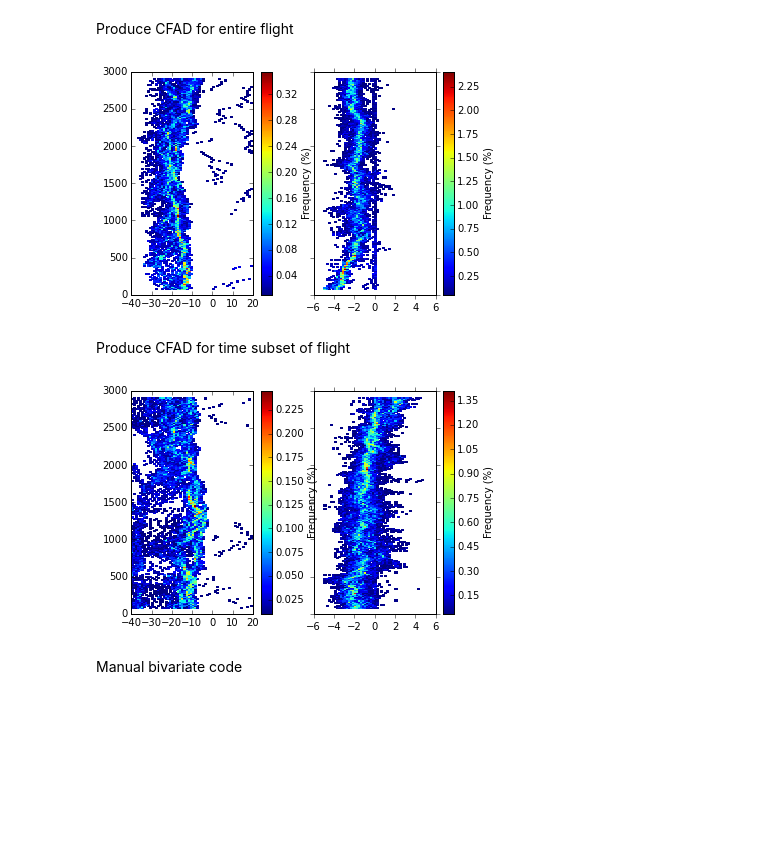
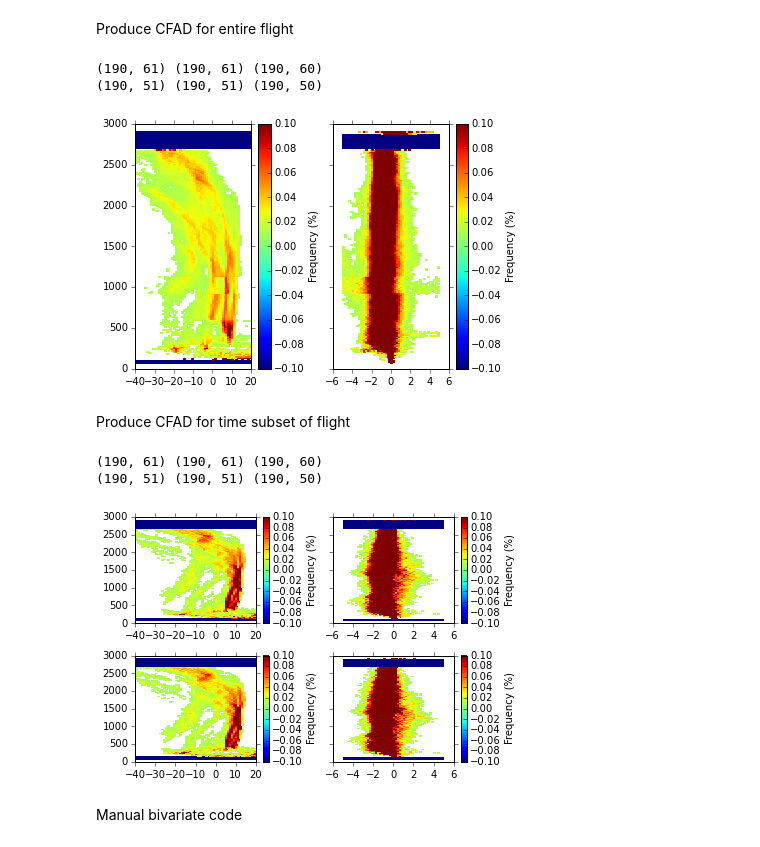
Before and after one commit to nguy/AWOT, a Jupyter notebook: examples/awot_plot_wcr2.ipynb, the cells around one changed output. Drawn from its saved outputs; the diff is of its cells as text; code cells hidden in the pictures; blank space fills up the shorter version.

```diff
--- a/examples/awot_plot_wcr2.ipynb
+++ b/examples/awot_plot_wcr2.ipynb
@@ -106 +116,3 @@ wcr_vp.time_height_image('velocity', ax=ax2, plot_log10_var=False,
+# %%
+wcr_util = RadarUtilityPlot(wcr)
 # %%
@@ -127,33 +152,49 @@ Produce CFAD for entire flight
 # %%
 figC, (axZ, axW) = plt.subplots(1, 2, sharey=True)
 
-awot.graph.plot_cfad(wcr['fields']['reflectivity']['data'][:], wcr['height']['data'][:],
+#awot.graph.plot_cfad(wcr['fields']['reflectivity']['data'][:], wcr['height']['data'][:],
+#                    xbinsminmax=(-40., 20.), nbinsx=61, plot_percent=True, plot_colorbar=True,
+#                    mask_below=.01, ax=axZ)
+#awot.graph.plot_cfad(wcr['fields']['velocity']['data'][:], wcr['height']['data'][:],
+#                    xbinsminmax=(-5., 5.), nbinsx=51, plot_percent=True, plot_colorbar=True,
+#                    mask_below=.01, ax=axW)
+wcr_util.plot_cfad('reflectivity', height_axis=1,
                     xbinsminmax=(-40., 20.), nbinsx=61, plot_percent=True, plot_colorbar=True,
                     mask_below=.01, ax=axZ)
-awot.graph.plot_cfad(wcr['fields']['velocity']['data'][:], wcr['height']['data'][:],
+wcr_util.plot_cfad('velocity'[:], height_axis=1,
                     xbinsminmax=(-5., 5.), nbinsx=51, plot_percent=True, plot_colorbar=True,
                     mask_below=.01, ax=axW)
-fig.tight_layout()
+figC.tight_layout()
 # %% [output]
+(190, 61) (190, 61) (190, 60)
+(190, 51) (190, 51) (190, 50)
-[figure, old version]
+[figure, new version]
 # %% [markdown]
 Produce CFAD for time subset of flight
 # %%
-figC, (axZ, axW) = plt.subplots(1, 2, sharey=True)
+figC, ((axZ1, axW1), (axZ2, axW2)) = plt.subplots(2, 2, sharey=True)
 
 # Create subsets of arrays
 velsub = awot.util.time_subset_awot_dict(wcr['time'], wcr['fields']['velocity'],
                                         start_time, end_time)
 awot.graph.plot_cfad(refsub['data'][:], wcr['height']['data'][:],
                     xbinsminmax=(-40., 20.), nbinsx=61, plot_percent=True, plot_colorbar=True,
-                    mask_below=.01, ax=axZ)
+                    mask_below=.01, ax=axZ1)
 awot.graph.plot_cfad(velsub['data'][:], wcr['height']['data'][:],
                     xbinsminmax=(-5., 5.), nbinsx=51, plot_percent=True, plot_colorbar=True,
 #                    plot_contour_levels=[.01, .1, .5, 1.],
-                    mask_below=.01, ax=axW)
-fig.tight_layout()
+                    mask_below=.01, ax=axW1)
+wcr_util.plot_cfad('reflectivity', height_axis=1, start_time=start_time, end_time=end_time,
+                    xbinsminmax=(-40., 20.), nbinsx=61, plot_percent=True, plot_colorbar=True,
+                    mask_below=.01, ax=axZ2)
+wcr_util.plot_cfad('velocity'[:], height_axis=1, start_time=start_time, end_time=end_time,
+                    xbinsminmax=(-5., 5.), nbinsx=51, plot_percent=True, plot_colorbar=True,
+                    mask_below=.01, ax=axW2)
+figC.tight_layout()
 # %% [output]
+(190, 61) (190, 61) (190, 60)
+(190, 51) (190, 51) (190, 50)
-[figure, old version]
+[figure, new version]
 # %% [markdown]
 Manual bivariate code
 # %%
```
Also changed, not shown: parts of 5 cells of this notebook, 5 other files.
